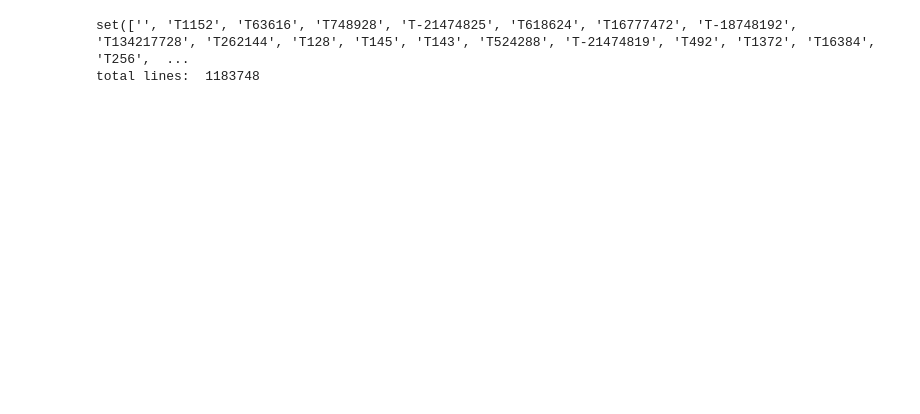
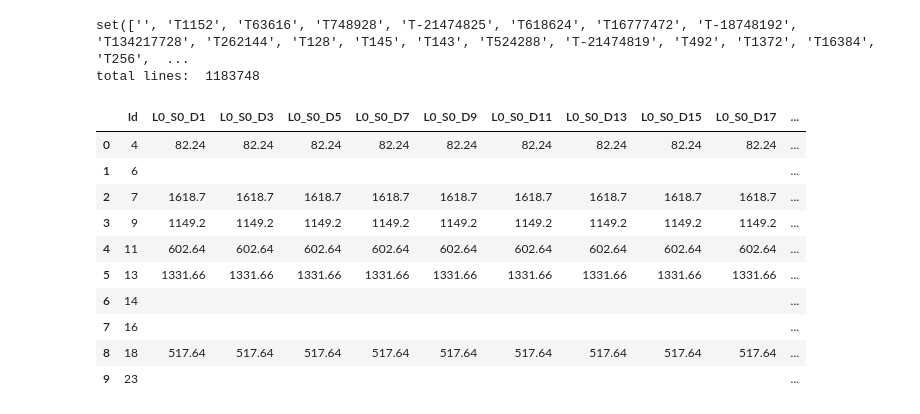
Before and after one commit to 13bscsmahmad/FYP, a Jupyter notebook: Dataset/ExploreDataset.ipynb, the cells around one changed output. Drawn from its saved outputs; the diff is of its cells as text; code cells hidden in the pictures; blank space fills up the shorter version.

```diff
--- a/Dataset/ExploreDataset.ipynb
+++ b/Dataset/ExploreDataset.ipynb
@@ -20,3 +20,26 @@ set(['', 'T1152', 'T63616', 'T748928', 'T-21474825', 'T618624', 'T16777472', 'T-
 total lines:  1183748
 # %%
 f.close()
+# %%
+import pandas as pd
+import numpy as np
+pandas.set_option('display.max_columns', None)
+# %%
+dataset_chunk_interator = pd.read_csv("train_date.csv", chunksize=10)
+# %%
+chunk = dataset_chunk_interator.next()
+chunk = chunk.replace(np.nan, '', regex=True) # replace NaN with ""
+# %%
+chunk
+# %% [output]
+|  | Id | L0_S0_D1 | L0_S0_D3 | L0_S0_D5 | L0_S0_D7 | L0_S0_D9 | L0_S0_D11 | L0_S0_D13 | L0_S0_D15 | L0_S0_D17 | ... |
+| 0 | 4 | 82.24 | 82.24 | 82.24 | 82.24 | 82.24 | 82.24 | 82.24 | 82.24 | 82.24 | ... |
+| 1 | 6 |  |  |  |  |  |  |  |  |  | ... |
+| 2 | 7 | 1618.7 | 1618.7 | 1618.7 | 1618.7 | 1618.7 | 1618.7 | 1618.7 | 1618.7 | 1618.7 | ... |
+| 3 | 9 | 1149.2 | 1149.2 | 1149.2 | 1149.2 | 1149.2 | 1149.2 | 1149.2 | 1149.2 | 1149.2 | ... |
+| 4 | 11 | 602.64 | 602.64 | 602.64 | 602.64 | 602.64 | 602.64 | 602.64 | 602.64 | 602.64 | ... |
+| 5 | 13 | 1331.66 | 1331.66 | 1331.66 | 1331.66 | 1331.66 | 1331.66 | 1331.66 | 1331.66 | 1331.66 | ... |
+| 6 | 14 |  |  |  |  |  |  |  |  |  | ... |
+| 7 | 16 |  |  |  |  |  |  |  |  |  | ... |
+| 8 | 18 | 517.64 | 517.64 | 517.64 | 517.64 | 517.64 | 517.64 | 517.64 | 517.64 | 517.64 | ... |
+| 9 | 23 |  |  |  |  |  |  |  |  |  | ... |
```
Also changed, not shown: parts of 2 cells of this notebook, 1 other file.
